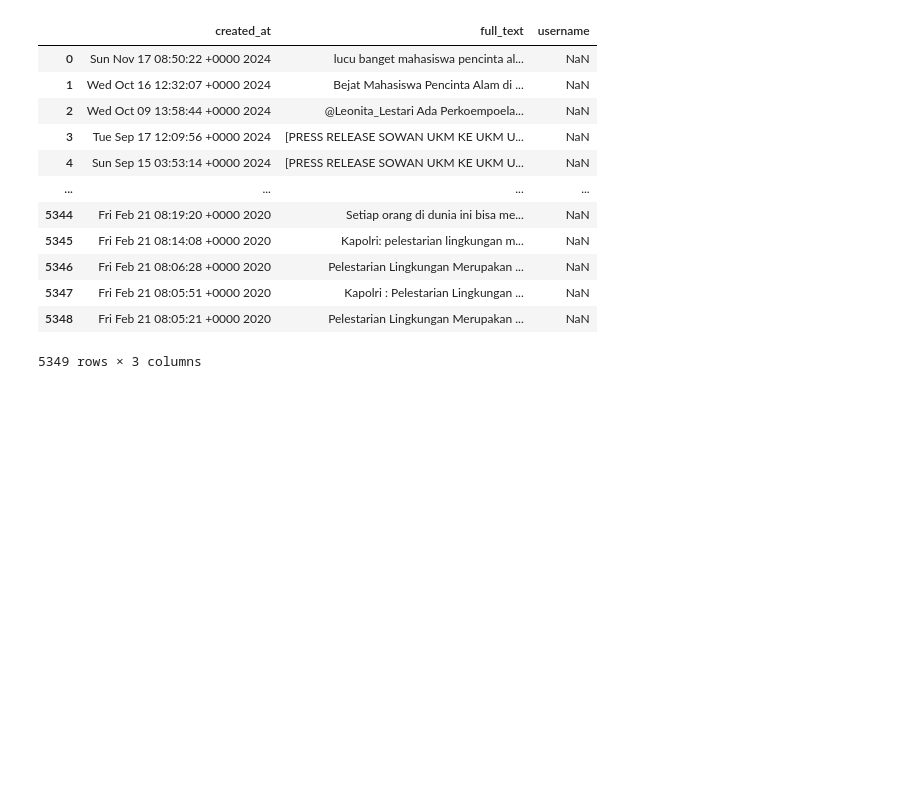
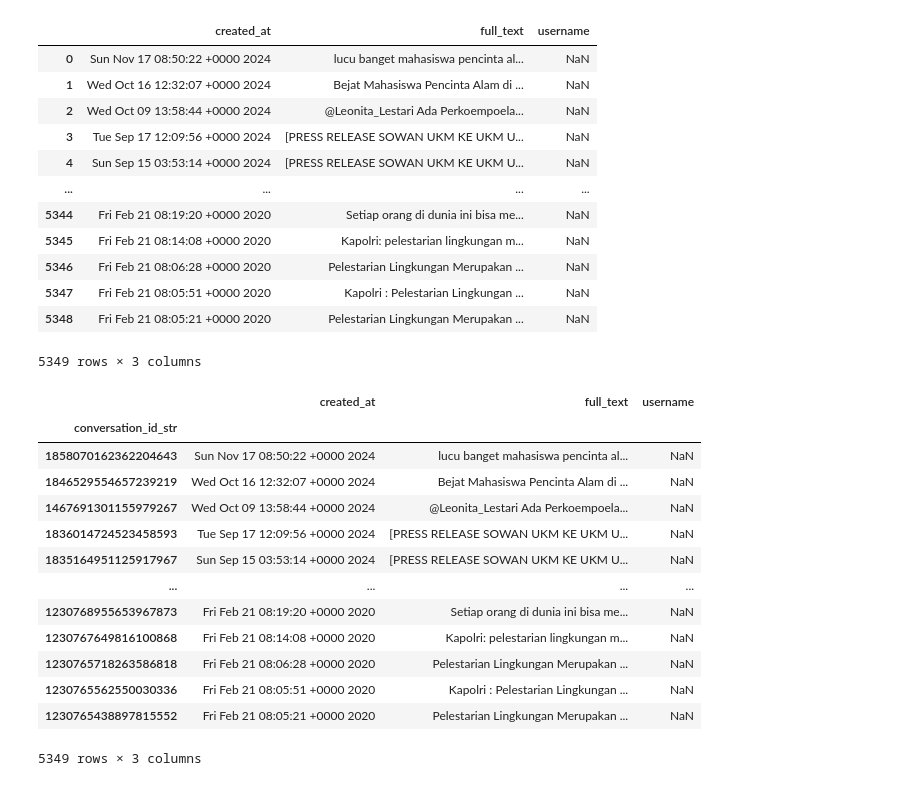
Before and after one commit to tiara070403/skripsi, a Jupyter notebook: preprocessing_data.ipynb, the cells around one changed output. Drawn from its saved outputs; the diff is of its cells as text; code cells hidden in the pictures; blank space fills up the shorter version.

```diff
--- a/preprocessing_data.ipynb
+++ b/preprocessing_data.ipynb
@@ -134,3 +128,21 @@ df
 | 5347 | Fri Feb 21 08:05:51 +0000 2020 | Kapolri : Pelestarian Lingkungan ... | NaN |
 | 5348 | Fri Feb 21 08:05:21 +0000 2020 | Pelestarian Lingkungan Merupakan ... | NaN |
 5349 rows × 3 columns
+# %%
+data =pd.read_csv("crawling.csv", index_col=0)[['created_at', 'full_text', 'username']]
+data
+# %% [output]
+|  | created_at | full_text | username |
+| conversation_id_str |  |  |  |
+| 1858070162362204643 | Sun Nov 17 08:50:22 +0000 2024 | lucu banget mahasiswa pencinta al... | NaN |
+| 1846529554657239219 | Wed Oct 16 12:32:07 +0000 2024 | Bejat Mahasiswa Pencinta Alam di ... | NaN |
+| 1467691301155979267 | Wed Oct 09 13:58:44 +0000 2024 | @Leonita_Lestari Ada Perkoempoela... | NaN |
+| 1836014724523458593 | Tue Sep 17 12:09:56 +0000 2024 | [PRESS RELEASE SOWAN UKM KE UKM U... | NaN |
+| 1835164951125917967 | Sun Sep 15 03:53:14 +0000 2024 | [PRESS RELEASE SOWAN UKM KE UKM U... | NaN |
+| ... | ... | ... | ... |
+| 1230768955653967873 | Fri Feb 21 08:19:20 +0000 2020 | Setiap orang di dunia ini bisa me... | NaN |
+| 1230767649816100868 | Fri Feb 21 08:14:08 +0000 2020 | Kapolri: pelestarian lingkungan m... | NaN |
+| 1230765718263586818 | Fri Feb 21 08:06:28 +0000 2020 | Pelestarian Lingkungan Merupakan ... | NaN |
+| 1230765562550030336 | Fri Feb 21 08:05:51 +0000 2020 | Kapolri : Pelestarian Lingkungan ... | NaN |
+| 1230765438897815552 | Fri Feb 21 08:05:21 +0000 2020 | Pelestarian Lingkungan Merupakan ... | NaN |
+5349 rows × 3 columns
```
Also changed, not shown: parts of 5 cells of this notebook.
